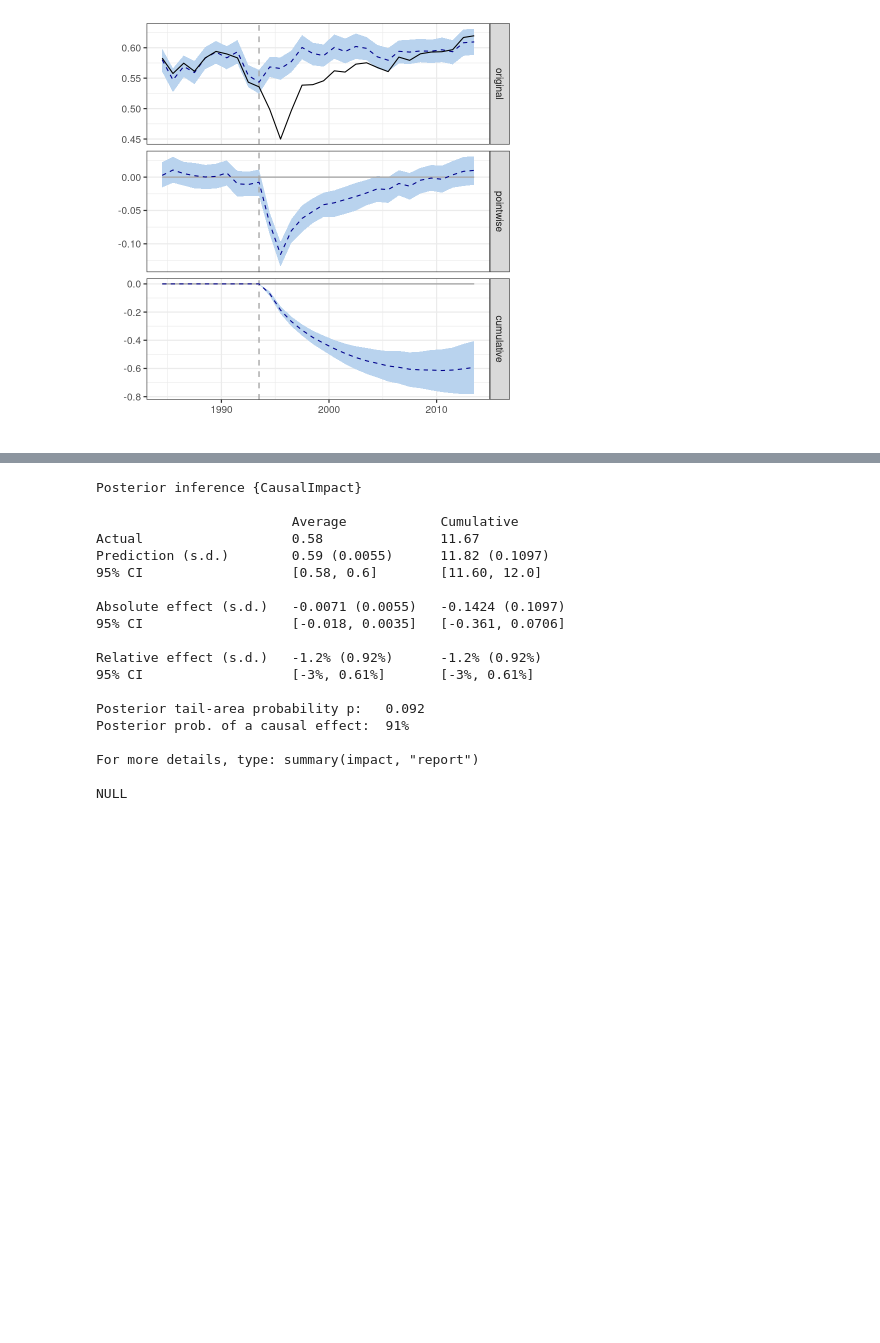
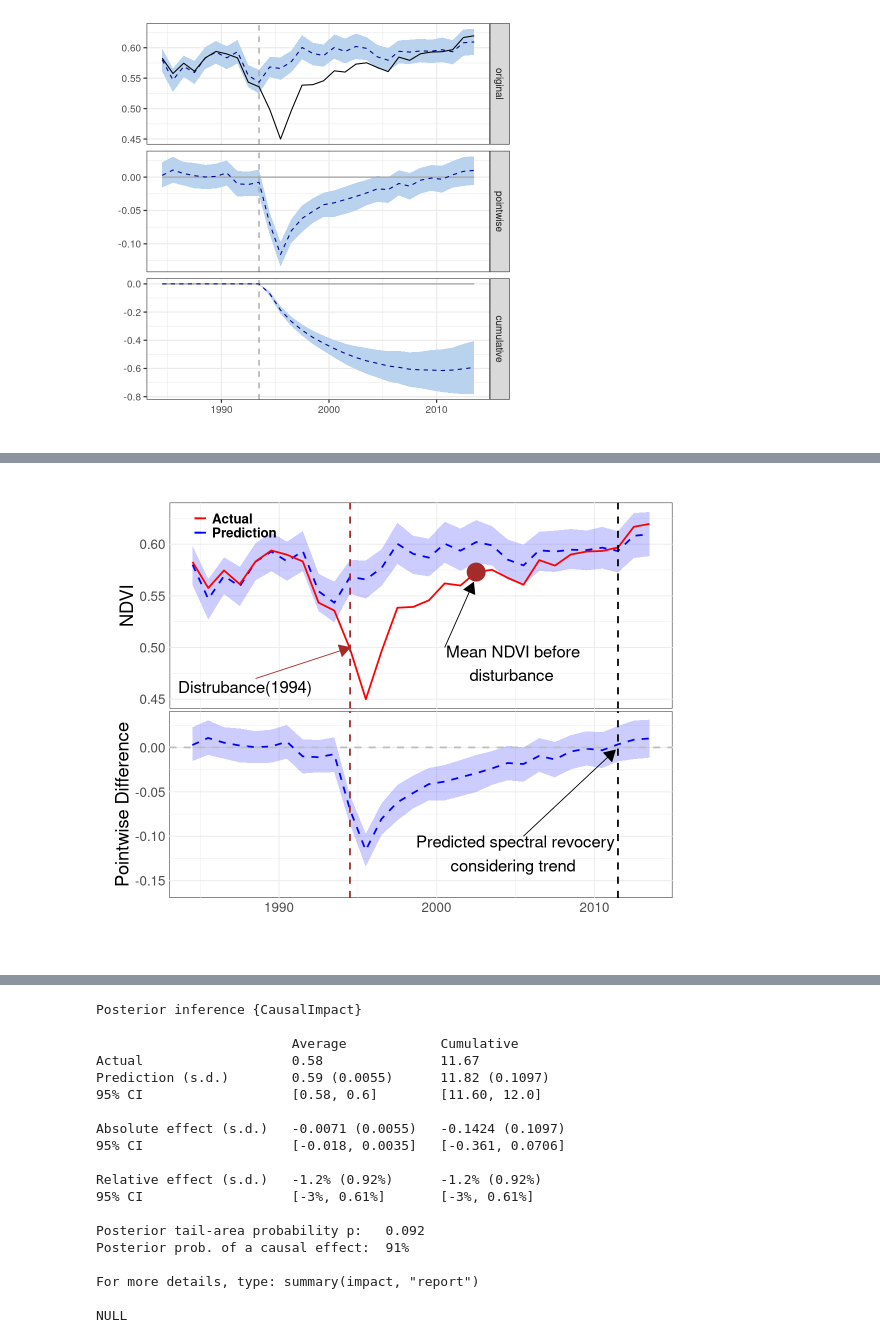
Before and after one commit to hamiddashti/greeness, a Jupyter notebook: codes/src/causal_impact_R2.ipynb, the cells around one changed output, grey strips where cells are left out. Drawn from its saved outputs; the diff is of its cells as text; code cells hidden in the pictures; blank space fills up the shorter version.

```diff
--- a/codes/src/causal_impact_R2.ipynb
+++ b/codes/src/causal_impact_R2.ipynb
@@ -105,6 +117,9 @@ infer[1,]
 # %%
 pred <- infer$point.pred
 response <- infer$response
+point.effect <- infer$point.effect
+point.effect.lower <- infer$point.effect.lower
+point.effect.upper <- infer$point.effect.upper
 pred.lower <- infer$point.pred.lower
 pred.upper <- infer$point.pred.upper
 data = data.frame(pred,pred.lower,pred.upper)
@@ -133,0 +132,86 @@ to continuous.
+# %%
+options(
+  repr.plot.width = 10,     # Width of the plot
+  repr.plot.height = 8    # Height of the plot
+)
+gg1 <- ggplot() +
+  geom_line(aes(x = t, y = pred, color = "Prediction"), size = 1, linetype = "dashed") +
+  geom_ribbon(aes(x = t, ymin = pred.lower, ymax = pred.upper, fill = "Prediction"), alpha = 0.2) +
+  geom_line(aes(x = t, y = response, color = "Actual"), size = 1) +
+  labs(
+    x = "",
+    y = "NDVI"
+  ) +
+  scale_color_manual(
+    values = c("Prediction" = "blue", "Actual" = "red"),
+    labels = c("Actual","Prediction")
+  ) +
+  scale_fill_manual(
+    values = c("Prediction" = "blue"),
+    guide = FALSE
+  ) +
+  theme_minimal() +
+  theme(
+    panel.background = element_rect(fill = "white"),
+    axis.text = element_text(size = 16),        # Font size for tick labels
+    axis.text.x = element_blank(),
+    axis.title = element_text(size = 22),
+    legend.position = c(.13,.90),  # Move the legend to the bottom
+    legend.background = element_rect(fill = "white", color = "black"),  # Legend background color and border
+    legend.box = "horizontal",  # Arrange legend items horizontally,
+    legend.text = element_text(size = 16,face="bold"),
+    legend.title = element_blank(),
+    plot.margin=unit(c(1,1,-0.5,1), "cm")
+  )
+  gg1 = gg1+theme(legend.background = element_blank())
+  gg1 <- gg1 +
+  geom_vline(xintercept = as.Date("1994-07-01"), linetype = "dashed", color = "brown",size=1) +
+  geom_vline(xintercept = as.Date("2011-07-01"), linetype = "dashed", color = "black",size=1) +
+  geom_segment(
+    aes(x = as.Date("1988-07-01"), xend = as.Date("1994-07-01"), y = .47, yend = .5),
+    arrow = arrow(type = "closed", length = unit(0.2, "inches")),
+    lineend = "butt",
+    color = "brown"
+  ) +
+  annotate("text", x = as.Date("1987-07-01"), y = .45, label = "Distrubance(1994)", vjust = -0.5, hjust = 0.46, color = "black",
+  size=7,face="bold")+
+  geom_segment(
+  aes(x = as.Date("2000-07-01"), xend = as.Date("2002-05-01"), y = .5, yend = response[19]-0.01),
+  arrow = arrow(type = "closed", length = unit(0.2, "inches")),
+  lineend = "butt",
+  color = "black"
+  ) +
+  annotate("text", x = as.Date("2004-07-01"), y = .45, label = "Mean NDVI before\n disturbance ", vjust = -0.5, hjust = 0.46, color = "black",
+  size=7)
+
+  gg1 = gg1+geom_point(aes(x = as.Date("2002-07-01"), y = response[19]),color = "brown",
+  show.legend = FALSE, size = 8,stroke=2)
+
+
+gg2 <- ggplot() +
+  geom_line(aes(x=t,y = point.effect), color = "blue", size = 1,linetype="dashed") +
+  geom_ribbon(aes(t,ymin=point.effect.lower,ymax=point.effect.upper),fill="blue",alpha=0.2)+
+  # geom_line(aes(x=t,y = response), color = "red", size = 1) +
+  labs(
+    x = "",
+    y = "Pointwise Difference"
+  ) + theme_minimal() + theme(panel.background = element_rect(fill = "white")
+  , axis.text = element_text(size = 16),        # Font size for tick labels
+    axis.title = element_text(size = 22),plot.margin=unit(c(-.33,1,1,.8), "cm") )  # Remove gridlines
+gg2 <- gg2 +
+  geom_vline(xintercept = as.Date("1994-07-01"), linetype = "dashed", color = "brown",size=1)+
+  geom_vline(xintercept = as.Date("2011-07-01"), linetype = "dashed", color = "black",size=1)+
+  geom_hline(yintercept = 0, linetype = "dashed", color = "gray",size=1) +
+  geom_segment(
+    aes(x = as.Date("2005-07-01"), xend = as.Date("2011-05-01"), y = -0.1, yend = -.003),
+    arrow = arrow(type = "closed", length = unit(0.2, "inches")),
+    lineend = "butt",
+    color = "black"
+  ) +
+  annotate("text", x = as.Date("2004-07-01"), y = -.16, label = "Predicted spectral revocery\n considering trend ", vjust = -0.5, hjust = 0.46, color = "black",
+  size=7)
+
+
+combined_plot <- grid.arrange(gg1, gg2, nrow = 2)
+combined_plot
+# %% [output]
@@ -133,0 +228 @@ to continuous.
+[figure, added]
```
Also changed, not shown: parts of 12 cells of this notebook, 3 other files.
